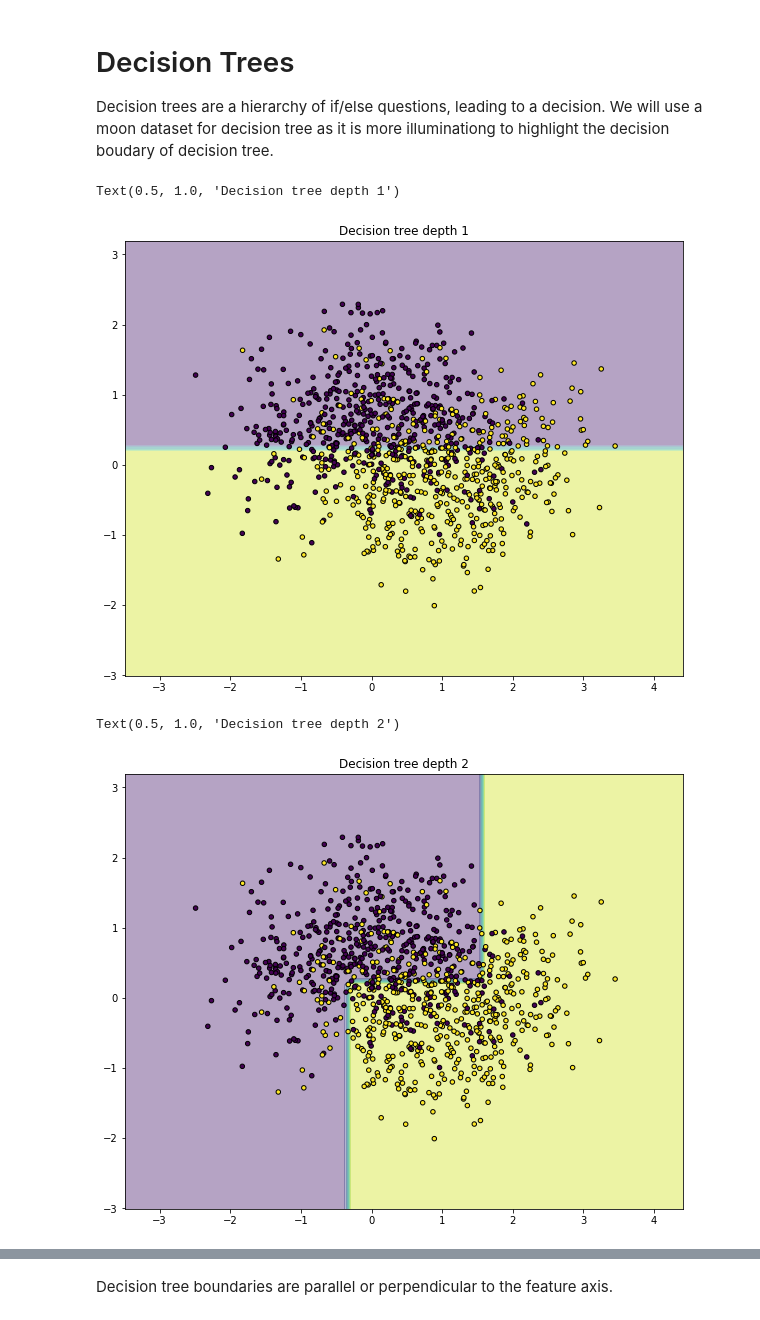
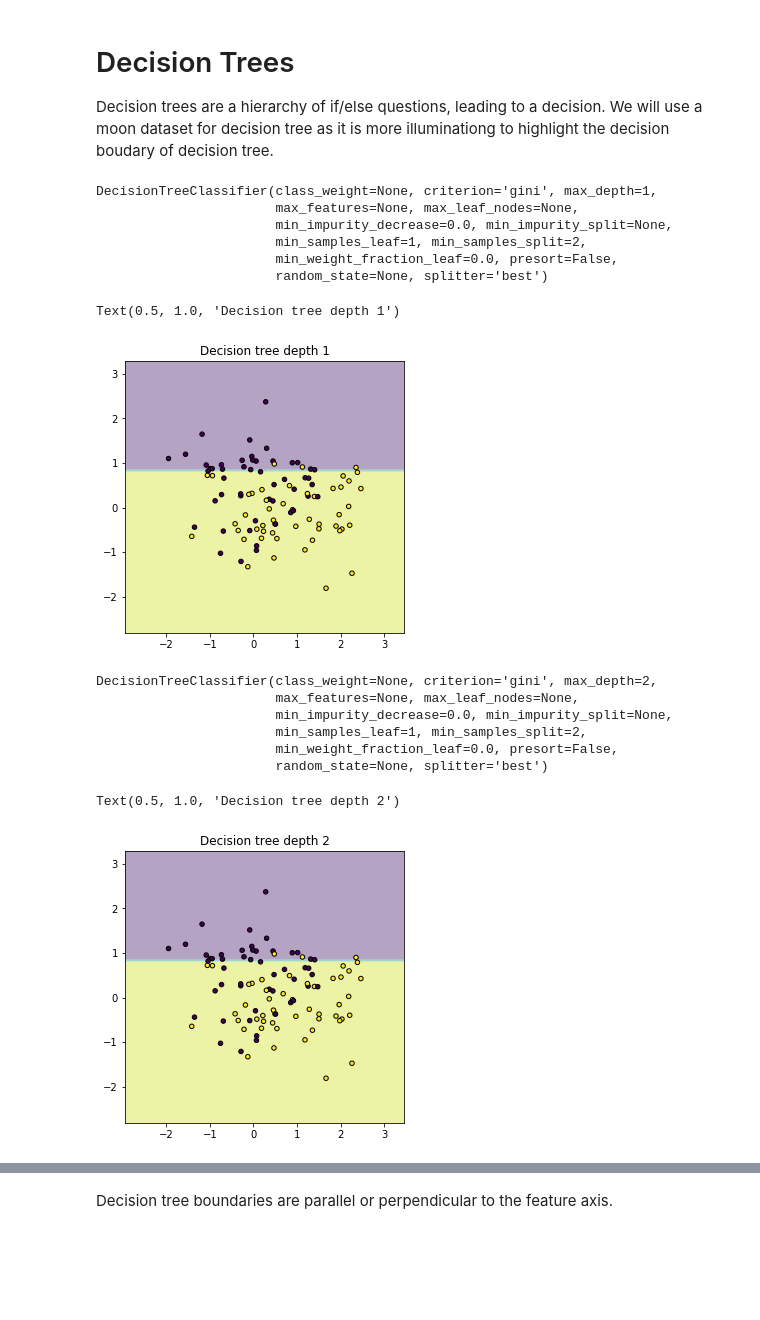
Before and after one commit to usmanr149/Classification-Algorithm, a Jupyter notebook: Classification Algorithms.ipynb, the cells around one changed output, grey strips where cells are left out. Saved outputs shown, nothing was run; the diff lists cells and outputs as text; code cells hidden in the pictures; blank space fills up the shorter version.

```diff
--- a/Classification Algorithms.ipynb
+++ b/Classification Algorithms.ipynb
@@ -178,50 +178,59 @@ del X_, y_, X_new, y_new
 # Decision Trees
 
 Decision trees are a hierarchy of if/else questions, leading to a decision. We will use a moon dataset for decision tree as it is more illuminationg to highlight the decision boudary of decision tree.
+# %%
+# generate 2d classification dataset
+from sklearn.datasets import make_moons
+X, y = make_moons(n_samples=100, noise=0.6)
+
+from sklearn.tree import DecisionTreeClassifier
+
+dt = 1
+
+clf = DecisionTreeClassifier(max_depth=dt)
+
+clf.fit(X, y)
+# %% [output]
+DecisionTreeClassifier(class_weight=None, criterion='gini', max_depth=1,
+                       max_features=None, max_leaf_nodes=None,
+                       min_impurity_decrease=0.0, min_impurity_split=None,
+                       min_samples_leaf=1, min_samples_split=2,
+                       min_weight_fraction_leaf=0.0, presort=False,
+                       random_state=None, splitter='best')
 # %%
-# generate 2d classification dataset
-from sklearn.datasets import make_moons
-X, y = make_moons(n_samples=1000, noise=0.6)
-
-from sklearn.tree import DecisionTreeClassifier
-
-dt = 1
-
-clf = DecisionTreeClassifier(max_depth=dt)
-
-clf.fit(X, y)
-
 # Plotting decision regions
 x_min, x_max = X[:, 0].min() - 1, X[:, 0].max() + 1
 y_min, y_max = X[:, 1].min() - 1, X[:, 1].max() + 1
-xx, yy = np.meshgrid(np.arange(x_min, x_max, 0.1),
-                     np.arange(y_min, y_max, 0.1))
-
-f, axarr = plt.subplots(1, 1, sharex='col', sharey='row', figsize=(10, 8))
-
+xx, yy = np.meshgrid(np.arange(x_min, x_max, 0.1), np.arange(y_min, y_max, 0.1))
+f, axarr = plt.subplots(1, 1, sharex='col', sharey='row', figsize=(5, 5))
 Z = clf.predict(np.c_[xx.ravel(), yy.ravel()])
 Z = Z.reshape(xx.shape)
-
 axarr.contourf(xx, yy, Z, alpha=0.4)
-axarr.scatter(X[:, 0], X[:, 1], c=y,
-                              s=20, edgecolor='k')
+axarr.scatter(X[:, 0], X[:, 1], c=y, s=20, edgecolor='k')
 axarr.set_title('Decision tree depth {0}'.format(dt))
 # %% [output]
 Text(0.5, 1.0, 'Decision tree depth 1')
-[figure, old version]
+[figure, new version]
+# %%
+dt = 2
+clf = DecisionTreeClassifier(max_depth=dt)
+
+clf.fit(X, y)
+# %% [output]
+DecisionTreeClassifier(class_weight=None, criterion='gini', max_depth=2,
+                       max_features=None, max_leaf_nodes=None,
+                       min_impurity_decrease=0.0, min_impurity_split=None,
+                       min_samples_leaf=1, min_samples_split=2,
+                       min_weight_fraction_leaf=0.0, presort=False,
+                       random_state=None, splitter='best')
 # %%
-dt = 2
-clf = DecisionTreeClassifier(max_depth=dt)
-
-clf.fit(X, y)
-
 # Plotting decision regions
 x_min, x_max = X[:, 0].min() - 1, X[:, 0].max() + 1
 y_min, y_max = X[:, 1].min() - 1, X[:, 1].max() + 1
 xx, yy = np.meshgrid(np.arange(x_min, x_max, 0.1),
                      np.arange(y_min, y_max, 0.1))
 
-f, axarr = plt.subplots(1, 1, sharex='col', sharey='row', figsize=(10, 8))
+f, axarr = plt.subplots(1, 1, sharex='col', sharey='row', figsize=(5, 5))
 
 Z = clf.predict(np.c_[xx.ravel(), yy.ravel()])
 Z = Z.reshape(xx.shape)
@@ -232,4 +241,4 @@ axarr.scatter(X[:, 0], X[:, 1], c=y,
 axarr.set_title('Decision tree depth {0}'.format(dt))
 # %% [output]
 Text(0.5, 1.0, 'Decision tree depth 2')
-[figure, old version]
+[figure, new version]
```
Also changed, not shown: parts of 12 cells of this notebook, 3 other files.
